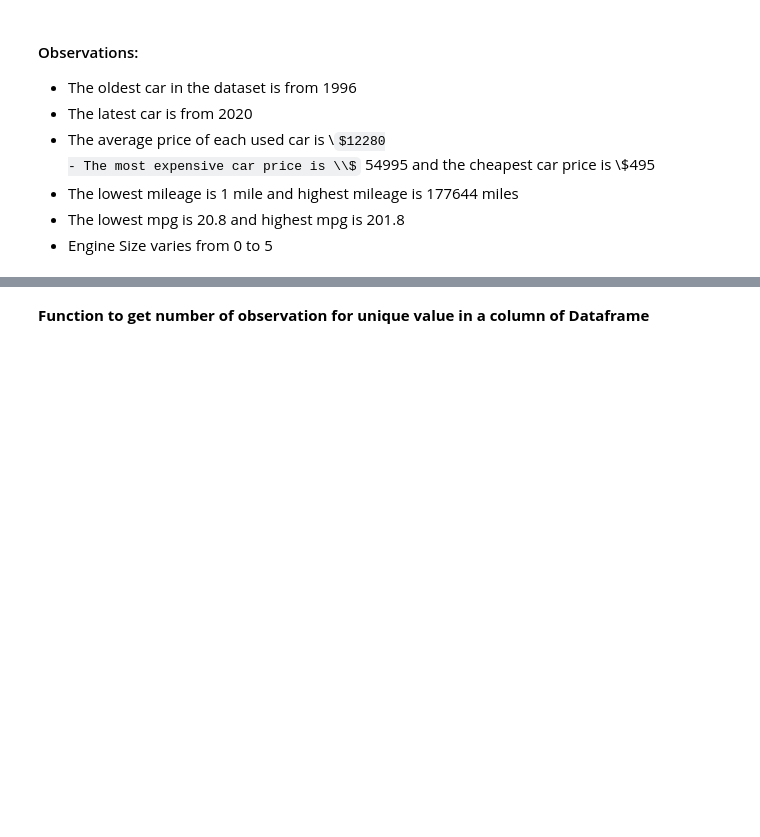
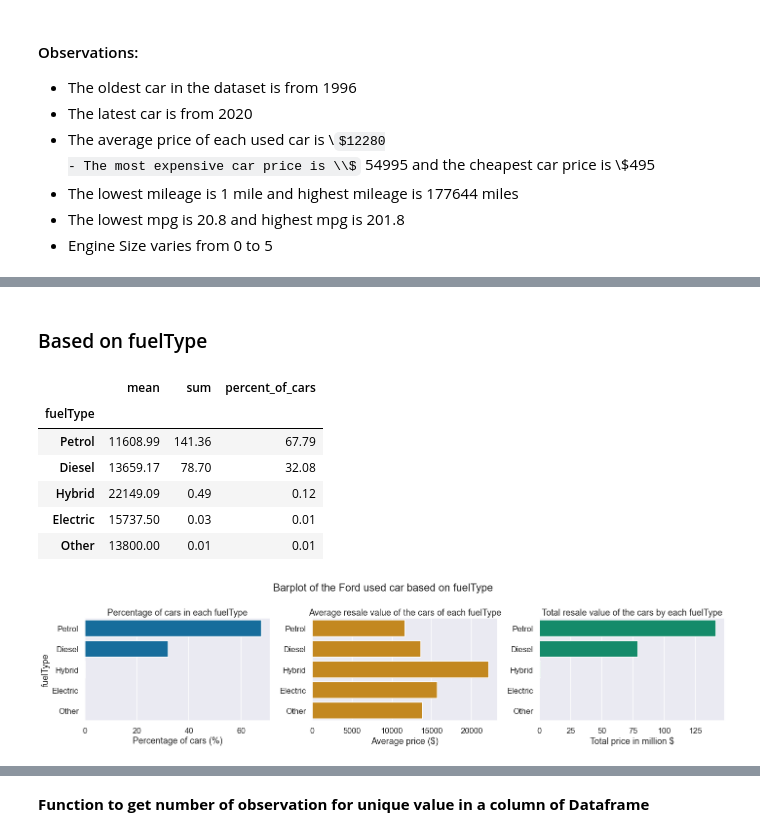
Before and after one commit to zintesar/ford_used_car_EDA, a Jupyter notebook: ford_used_car_analysis.ipynb, the cells around one changed output, grey strips where cells are left out. Cells and saved outputs as stored; diff of their text form; code cells hidden in the pictures; some formulas as TeX source; blank space fills up the shorter version.

```diff
--- a/ford_used_car_analysis.ipynb
+++ b/ford_used_car_analysis.ipynb
@@ -114,0 +234,17 @@ display(df.describe())
+# %% [markdown]
+### Based on fuelType
+# %%
+df_ford_fuel = ford_preprocessing(df , 'fuelType')
+
+display(df_ford_fuel.head())
+
+categorical_barplot(df_ford_fuel, 'fuelType' , 5 )
+# %% [output]
+|  | mean | sum | percent_of_cars |
+| fuelType |  |  |  |
+| Petrol | 11608.99 | 141.36 | 67.79 |
+| Diesel | 13659.17 | 78.70 | 32.08 |
+| Hybrid | 22149.09 | 0.49 | 0.12 |
+| Electric | 15737.50 | 0.03 | 0.01 |
+| Other | 13800.00 | 0.01 | 0.01 |
+[figure, added]
```
Also changed, not shown: parts of 15 cells of this notebook.
